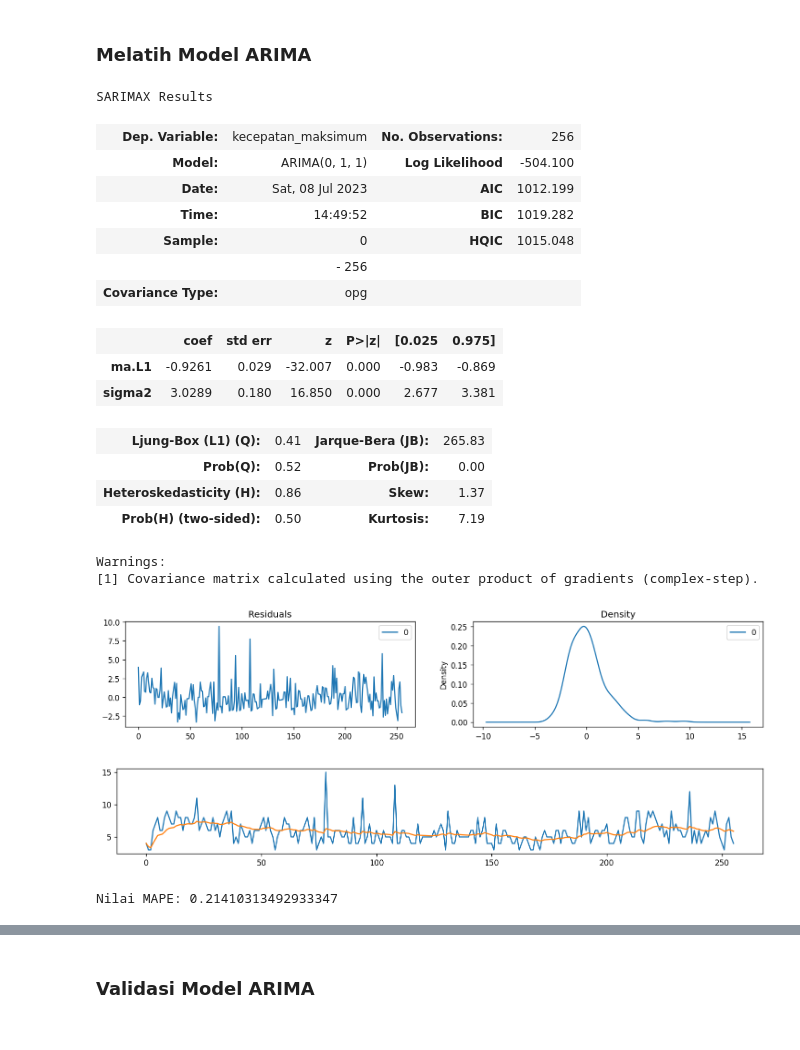
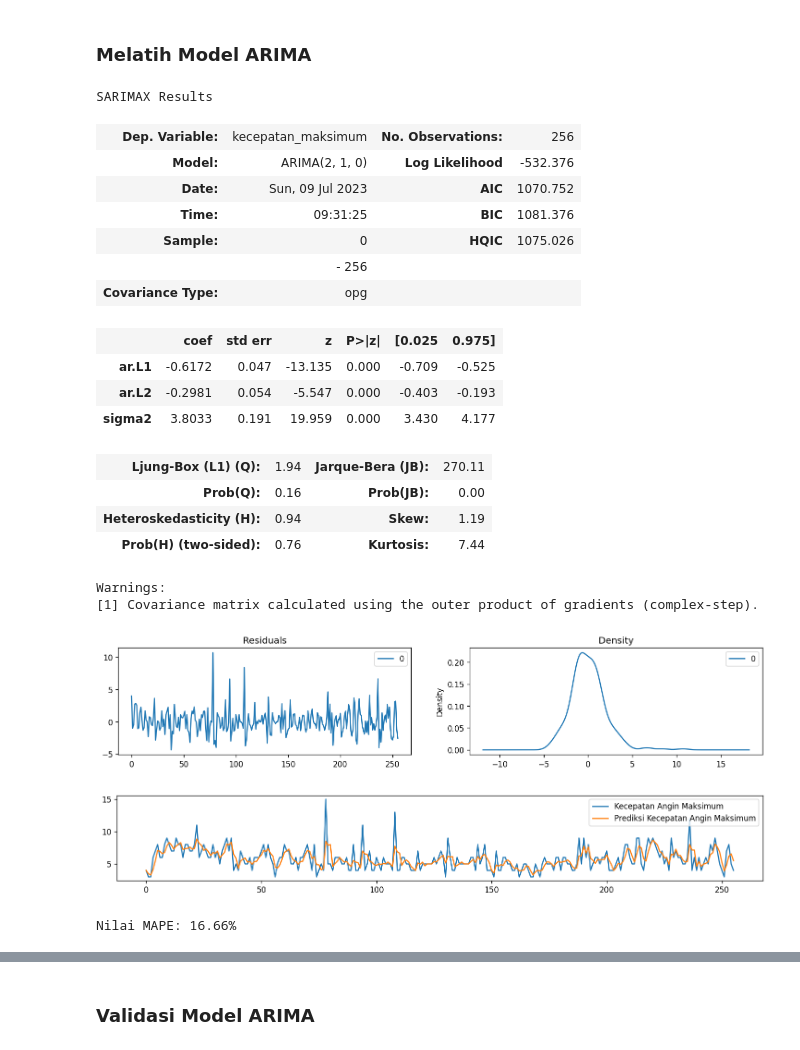
Before and after one commit to shamankares/prediksi-kecepatan-angin-TPI-ARIMA, a Jupyter notebook: Prediksi Kecepatan Angin Maksimal Tanjungpinang.ipynb, the cells around one changed output, grey strips where cells are left out. Cells and saved outputs as stored; diff of their text form; code cells hidden in the pictures.

```diff
--- a/Prediksi Kecepatan Angin Maksimal Tanjungpinang.ipynb
+++ b/Prediksi Kecepatan Angin Maksimal Tanjungpinang.ipynb
@@ -508,25 +546,27 @@ dataset_validasi = kecepatan_angin[ukuran_latih:]
 # %% [markdown]
 ### Melatih Model ARIMA
 # %%
+paramater_terbaik = (2, 1, 0)
 model = ARIMA(dataset_latih, order=paramater_terbaik)
 model_fit = model.fit()
 model_fit.summary()
 # %% [output]
 SARIMAX Results
 | Dep. Variable: | kecepatan_maksimum | No. Observations: | 256 |
-| Model: | ARIMA(0, 1, 1) | Log Likelihood | -504.100 |
-| Date: | Sat, 08 Jul 2023 | AIC | 1012.199 |
-| Time: | 14:49:52 | BIC | 1019.282 |
-| Sample: | 0 | HQIC | 1015.048 |
+| Model: | ARIMA(2, 1, 0) | Log Likelihood | -532.376 |
+| Date: | Sun, 09 Jul 2023 | AIC | 1070.752 |
+| Time: | 09:31:25 | BIC | 1081.376 |
+| Sample: | 0 | HQIC | 1075.026 |
 |  | - 256 |  |  |
 | Covariance Type: | opg |  |  |
 |  | coef | std err | z | P>|z| | [0.025 | 0.975] |
-| ma.L1 | -0.9261 | 0.029 | -32.007 | 0.000 | -0.983 | -0.869 |
-| sigma2 | 3.0289 | 0.180 | 16.850 | 0.000 | 2.677 | 3.381 |
+| ar.L1 | -0.6172 | 0.047 | -13.135 | 0.000 | -0.709 | -0.525 |
+| ar.L2 | -0.2981 | 0.054 | -5.547 | 0.000 | -0.403 | -0.193 |
+| sigma2 | 3.8033 | 0.191 | 19.959 | 0.000 | 3.430 | 4.177 |
-| Ljung-Box (L1) (Q): | 0.41 | Jarque-Bera (JB): | 265.83 |
-| Prob(Q): | 0.52 | Prob(JB): | 0.00 |
-| Heteroskedasticity (H): | 0.86 | Skew: | 1.37 |
-| Prob(H) (two-sided): | 0.50 | Kurtosis: | 7.19 |
+| Ljung-Box (L1) (Q): | 1.94 | Jarque-Bera (JB): | 270.11 |
+| Prob(Q): | 0.16 | Prob(JB): | 0.00 |
+| Heteroskedasticity (H): | 0.94 | Skew: | 1.19 |
+| Prob(H) (two-sided): | 0.76 | Kurtosis: | 7.44 |
 Warnings:
 [1] Covariance matrix calculated using the outer product of gradients (complex-step).
 # %%
@@ -537,15 +577,16 @@ residuals.plot(title="Residuals", ax=ax[0])
 residuals.plot(kind='kde', title='Density', ax=ax[1])
 plt.show()
 # %% [output]
-[figure, old version]
+[figure, new version]
 # %%
 # Plot prediksi dari dataset latih nyata
 fig, ax = plt.subplots(figsize=(15,2))
-ax = dataset_latih.plot(ax=ax)
+ax = dataset_latih.plot(ax=ax, label="Kecepatan Angin Maksimum")
 prediksi = model_fit.predict(end=len(dataset_latih), dynamic=False).shift(-1).dropna()
-prediksi.plot()
+prediksi.plot(label="Prediksi Kecepatan Angin Maksimum")
+plt.legend()
 plt.show()
-print(f'Nilai MAPE: {mean_absolute_percentage_error(dataset_latih, prediksi)}')
+print(f'Nilai MAPE: {mean_absolute_percentage_error(dataset_latih, prediksi) * 100:.2f}%')
 # %% [output]
-[figure, old version]
+[figure, new version]
-Nilai MAPE: 0.21410313492933347
+Nilai MAPE: 16.66%
```
Also changed, not shown: parts of 17 cells of this notebook.
